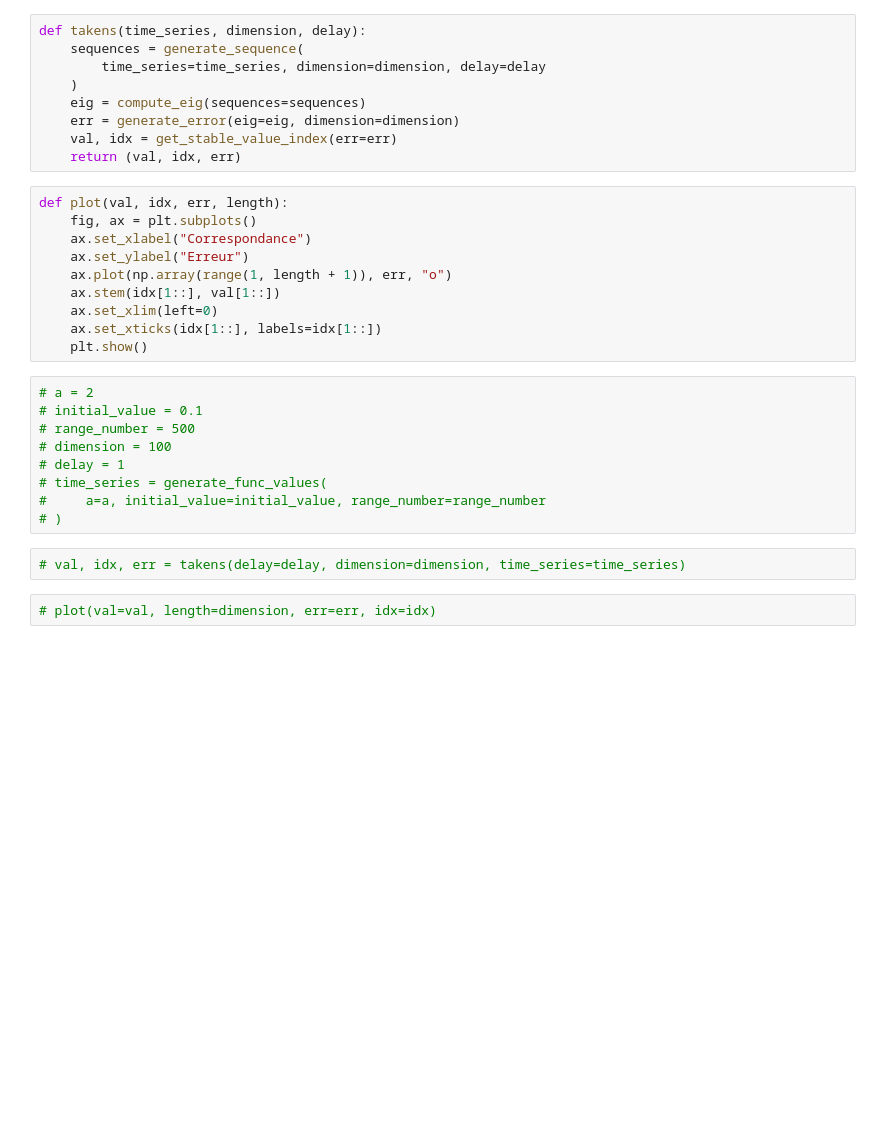
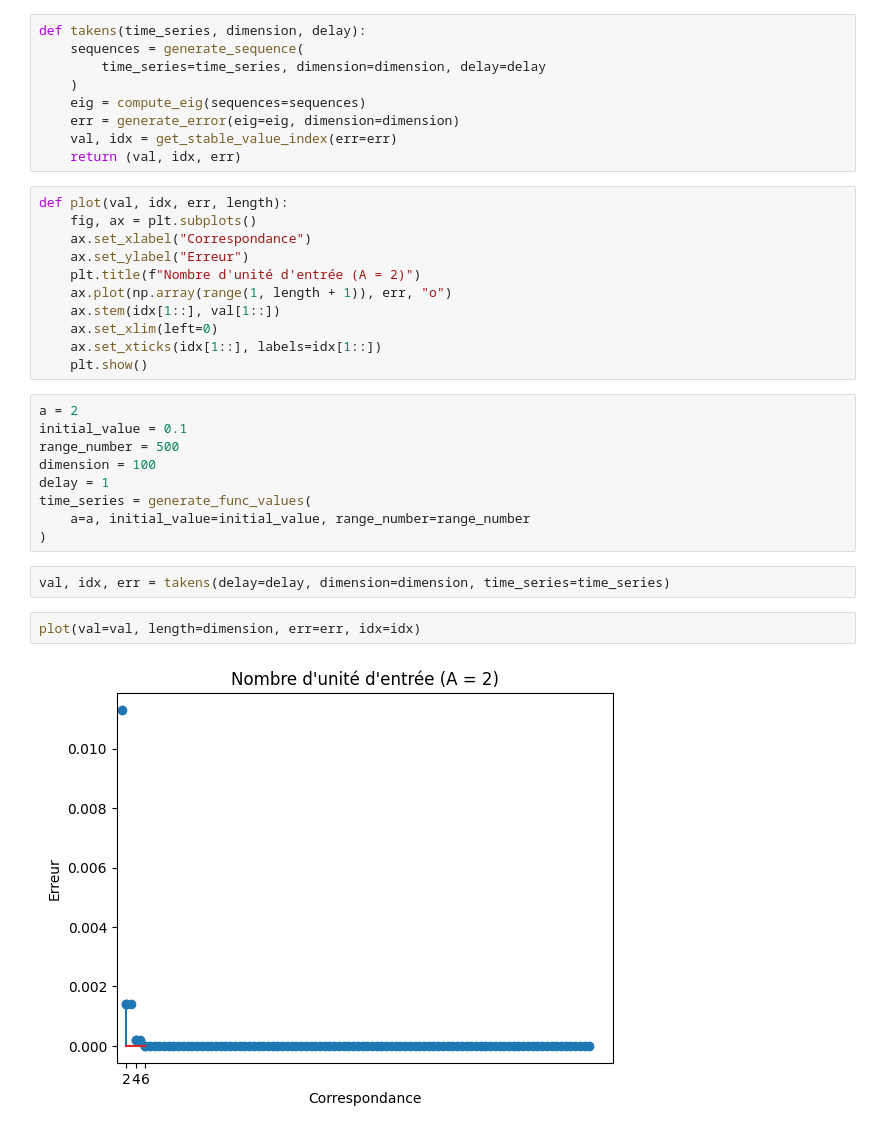
Before and after one commit to njiva-niaina/python-rna, a Jupyter notebook: Takens.ipynb, the cells around one changed output. Cells and saved outputs as stored; diff of their text form; blank space fills up the shorter version.

```diff
--- a/Takens.ipynb
+++ b/Takens.ipynb
@@ -61,21 +61,24 @@ def plot(val, idx, err, length):
     fig, ax = plt.subplots()
     ax.set_xlabel("Correspondance")
     ax.set_ylabel("Erreur")
+    plt.title(f"Nombre d'unité d'entrée (A = 2)")
     ax.plot(np.array(range(1, length + 1)), err, "o")
     ax.stem(idx[1::], val[1::])
     ax.set_xlim(left=0)
     ax.set_xticks(idx[1::], labels=idx[1::])
     plt.show()
 # %%
-# a = 2
-# initial_value = 0.1
-# range_number = 500
-# dimension = 100
-# delay = 1
-# time_series = generate_func_values(
-#     a=a, initial_value=initial_value, range_number=range_number
-# )
+a = 2
+initial_value = 0.1
+range_number = 500
+dimension = 100
+delay = 1
+time_series = generate_func_values(
+    a=a, initial_value=initial_value, range_number=range_number
+)
 # %%
-# val, idx, err = takens(delay=delay, dimension=dimension, time_series=time_series)
+val, idx, err = takens(delay=delay, dimension=dimension, time_series=time_series)
 # %%
-# plot(val=val, length=dimension, err=err, idx=idx)
+plot(val=val, length=dimension, err=err, idx=idx)
+# %% [output]
+[figure, added]
```
Also changed, not shown: 2 other files.
